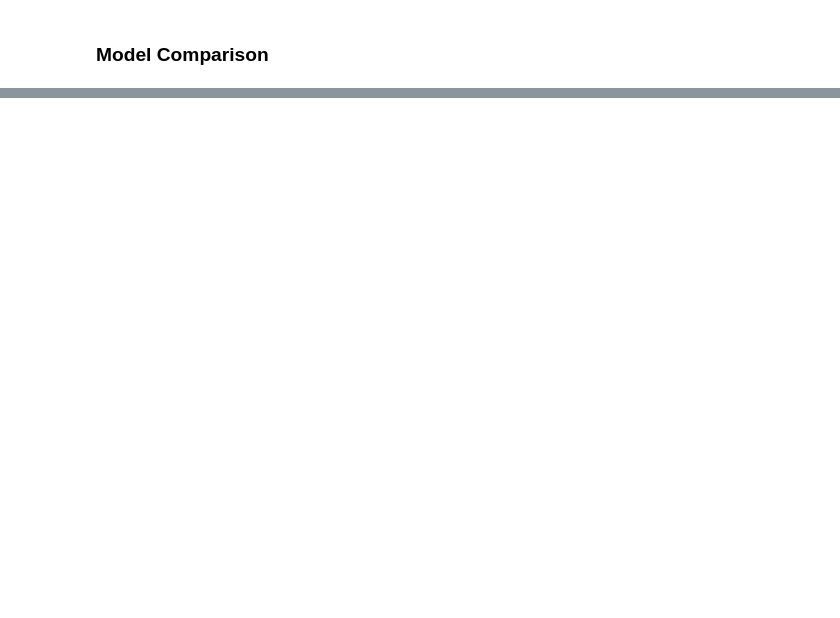
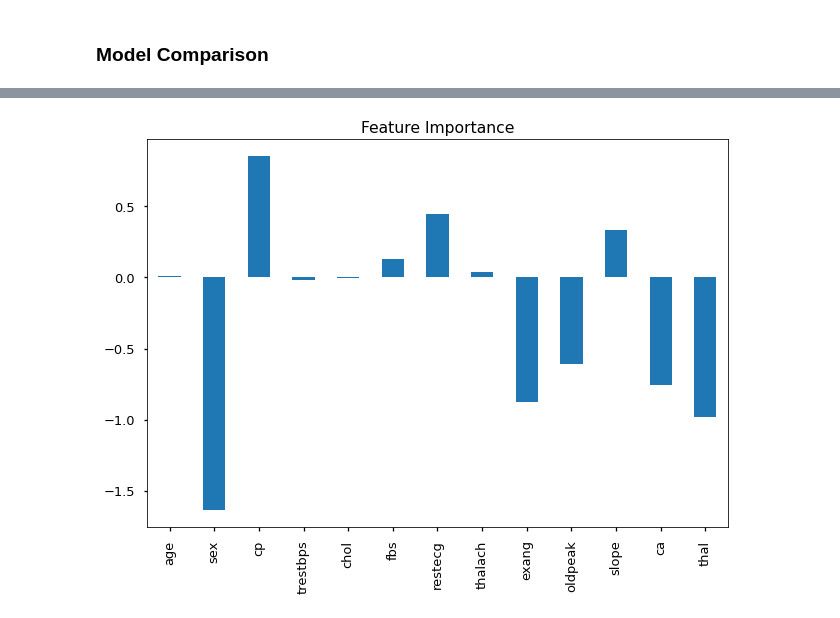
Before and after one commit to Homerm54/Heart-Disease-Predictor, a Jupyter notebook: Heart Disease Prediction Model.ipynb, the cells around one changed output, grey strips where cells are left out. Cells and saved outputs as stored; diff of their text form; code cells hidden in the pictures; blank space fills up the shorter version.

```diff
--- a/Heart Disease Prediction Model.ipynb
+++ b/Heart Disease Prediction Model.ipynb
@@ -711,0 +704,11 @@ The baseline models (without hyperparameter adjustment) Random forest and Logist
+# %%
+# Tunning LogisticRegression model
+
+np.random.seed(42)
+
+rs_logistic_model = RandomizedSearchCV(LogisticRegression(), log_model_hyperparam,
+                                      n_iter=20,# Iterate 20 times over the combinations
+                                      verbose=True)
+
+rs_logistic_model.fit(X_train, y_train)
+# Train the model, with cross validation and hyperparam
@@ -711,0 +734,11 @@ The baseline models (without hyperparameter adjustment) Random forest and Logist
+# %%
+# Tunnig the RandomForest model
+
+np.random.seed(42)
+
+rs_randomforest_model = RandomizedSearchCV(RandomForestClassifier(),
+                                           random_forest_hyperparam,
+                                      n_iter=20,# Iterate 20 times over the combinations
+                                      verbose=True)
+
+rs_randomforest_model.fit(X_train, y_train)
@@ -711,0 +972,4 @@ The baseline models (without hyperparameter adjustment) Random forest and Logist
+# %%
+feature_coefficients = dict(zip(heart_disease_raw.columns,
+                                list(grid_logistic_model.best_estimator_.coef_[0]))) # The number of features
+feature_coefficients
@@ -711,0 +990,5 @@ The baseline models (without hyperparameter adjustment) Random forest and Logist
+# %%
+pd.DataFrame(feature_coefficients, index=[0]).T.plot.bar(title='Feature Importance',
+                                                         legend=False);
+# %% [output]
+[figure, added]
```
Also changed, not shown: parts of 29 cells of this notebook.
